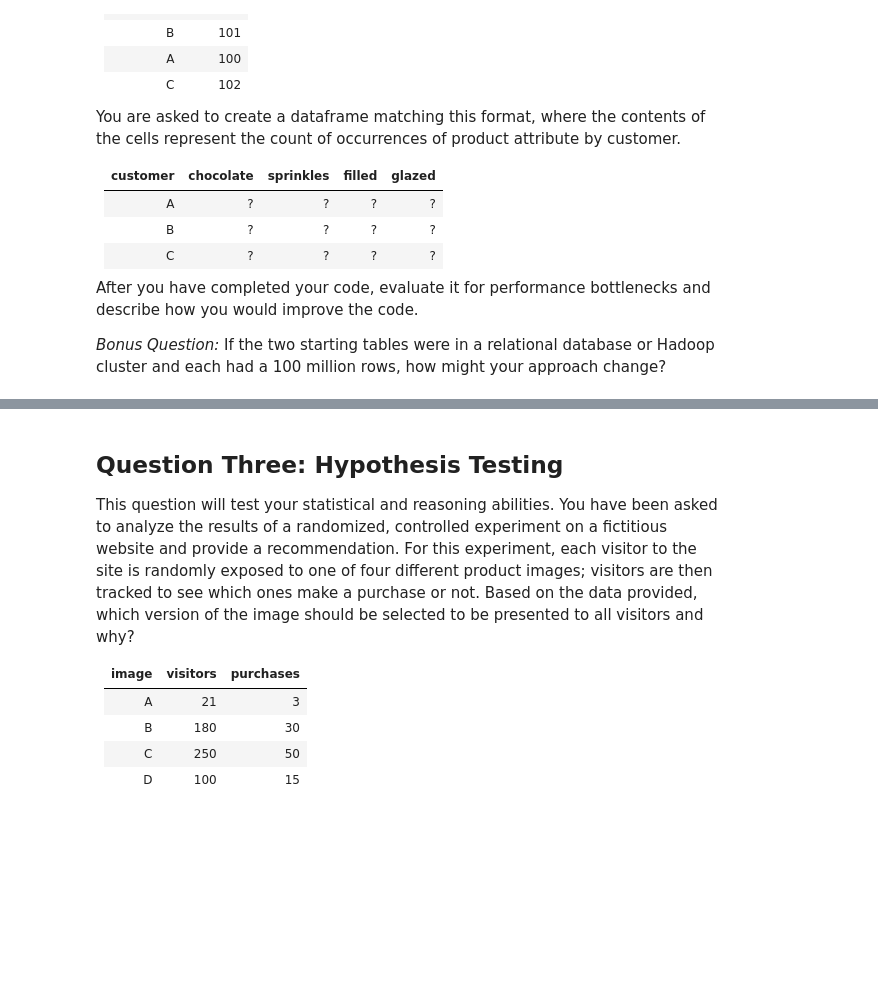
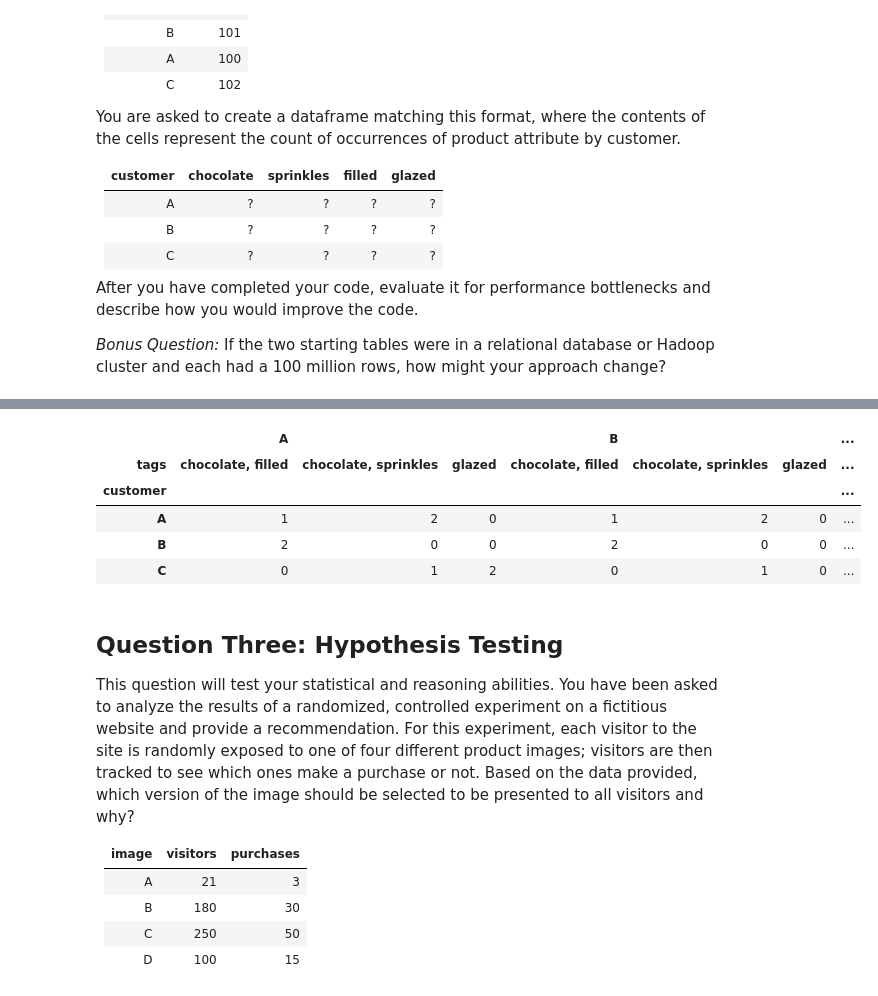
Before and after one commit to nastyh/FTL, a Jupyter notebook: 11_16_fl_candidate_test_python.ipynb, the cells around one changed output, grey strips where cells are left out. Cells and saved outputs as stored; diff of their text form; code cells hidden in the pictures; blank space fills up the shorter version.

```diff
--- a/11_16_fl_candidate_test_python.ipynb
+++ b/11_16_fl_candidate_test_python.ipynb
@@ -192,0 +208,2 @@ dfB = pd.DataFrame.from_records(tableB, columns=labels)
+# %%
+dfA['tags']=dfA['tags'].astype('category', copy=False)
@@ -192,0 +231,2 @@ dfB = pd.DataFrame.from_records(tableB, columns=labels)
+# %%
+merged = pd.merge(dfA,dfB,on='product')
@@ -192,0 +264,20 @@ dfB = pd.DataFrame.from_records(tableB, columns=labels)
+# %%
+#merged['A'], merged['B'] = merged['tags'].str.split(', ', 1).str
+# split Brands into multiple columns
+dfC = pd.concat([dfA['product'], dfA['tags'].str.split(', ', expand=True)], axis=1)
+
+# convert multiple columns to records using pd.melt
+dfC = pd.melt(dfC, 'product', var_name='Col', value_name='tags').reset_index().drop(columns=['index', 'Col'])
+
+# merge together frames A & B
+merged1 = dfB.merge(dfC, on='product')
+
+# pivot data
+pd.pivot_table(merged, index='customer', columns='tags', aggfunc='count', fill_value=0)
+# %% [output]
+|  | A |  |  | B |  |  | ... |
+| tags | chocolate, filled | chocolate, sprinkles | glazed | chocolate, filled | chocolate, sprinkles | glazed | ... |
+| customer |  |  |  |  |  |  | ... |
+| A | 1 | 2 | 0 | 1 | 2 | 0 | ... |
+| B | 2 | 0 | 0 | 2 | 0 | 0 | ... |
+| C | 0 | 1 | 2 | 0 | 1 | 0 | ... |
```
Also changed, not shown: parts of 21 cells of this notebook, 4 other files.
